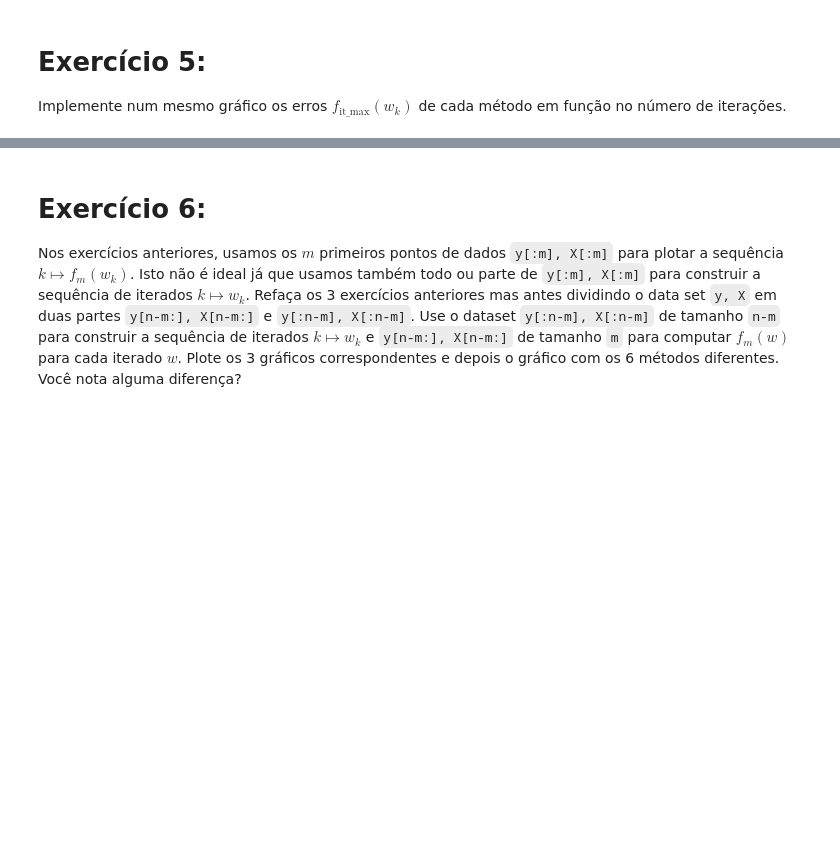
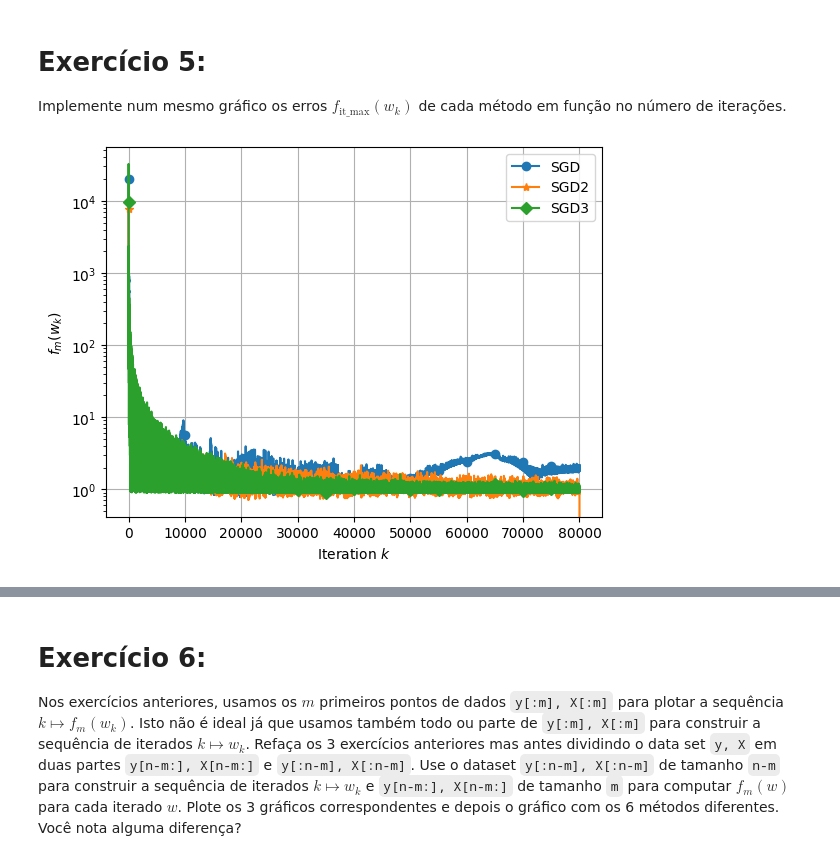
Before and after one commit to d4ruh/OCD-2026, a Jupyter notebook: projeto-02/svm.ipynb, the cells around one changed output, grey strips where cells are left out. Saved outputs shown, nothing was run; the diff lists cells and outputs as text; code cells hidden in the pictures; blank space fills up the shorter version.

```diff
--- a/projeto-02/svm.ipynb
+++ b/projeto-02/svm.ipynb
@@ -158,5 +214,17 @@ plt.plot(f3[0])
 # Exercício 5:
 
 Implemente num mesmo gráfico os erros $f_{\text{it_max}}(w_k)$ de cada método em função no número de iterações.
+# %%
+plt.plot(f1[0], label='SGD', marker='o', markevery=5000)
+plt.plot(f2[0], label='SGD2', marker='*', markevery=5000)
+plt.plot(f3[0], label='SGD3', marker='D', markevery=5000)
+plt.yscale('log')
+plt.ylabel(r'$f_m(w_k)$')
+plt.xlabel(r'Iteration $k$')
+plt.legend()
+plt.grid(True)
+plt.show()
+# %% [output]
+[figure, added]
 # %%
 #Escreva o código aqui
```
Also changed, not shown: parts of 33 cells of this notebook.
